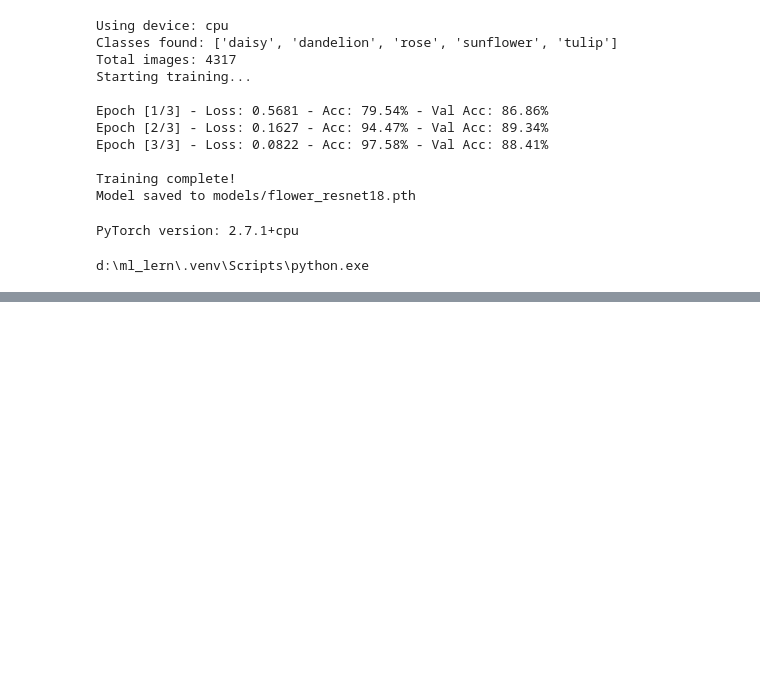
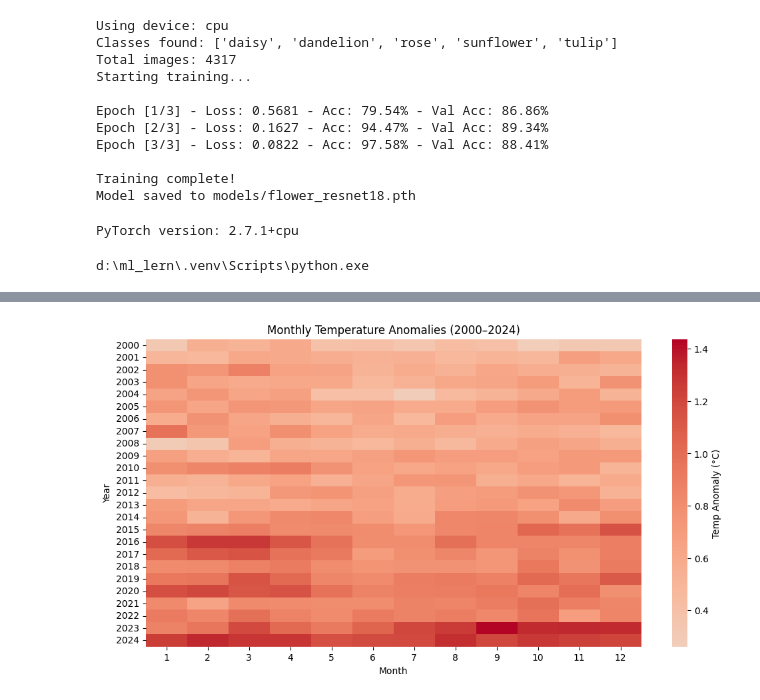
Before and after one commit to RoBiul-Hasan-Jisan/data-science-lab, a Jupyter notebook: scripts/heda.ipynb, the cells around one changed output, grey strips where cells are left out. Drawn from its saved outputs; the diff is of its cells as text; code cells hidden in the pictures; blank space fills up the shorter version.

```diff
--- a/scripts/heda.ipynb
+++ b/scripts/heda.ipynb
@@ -158,0 +238,14 @@ d:\ml_lern\.venv\Scripts\python.exe
+# %%
+import seaborn as sns
+
+# Pivot table for heatmap
+pivot = df2.pivot_table(values="Monthly_Anomaly", index="Year", columns="Month")
+
+plt.figure(figsize=(12,6))
+sns.heatmap(pivot, cmap="coolwarm", center=0, annot=False, cbar_kws={'label': 'Temp Anomaly (°C)'})
+plt.title("Monthly Temperature Anomalies (2000–2024)")
+plt.xlabel("Month")
+plt.ylabel("Year")
+plt.show()
+# %% [output]
+[figure, added]
```
Also changed, not shown: parts of 8 cells of this notebook, 2 other files.
